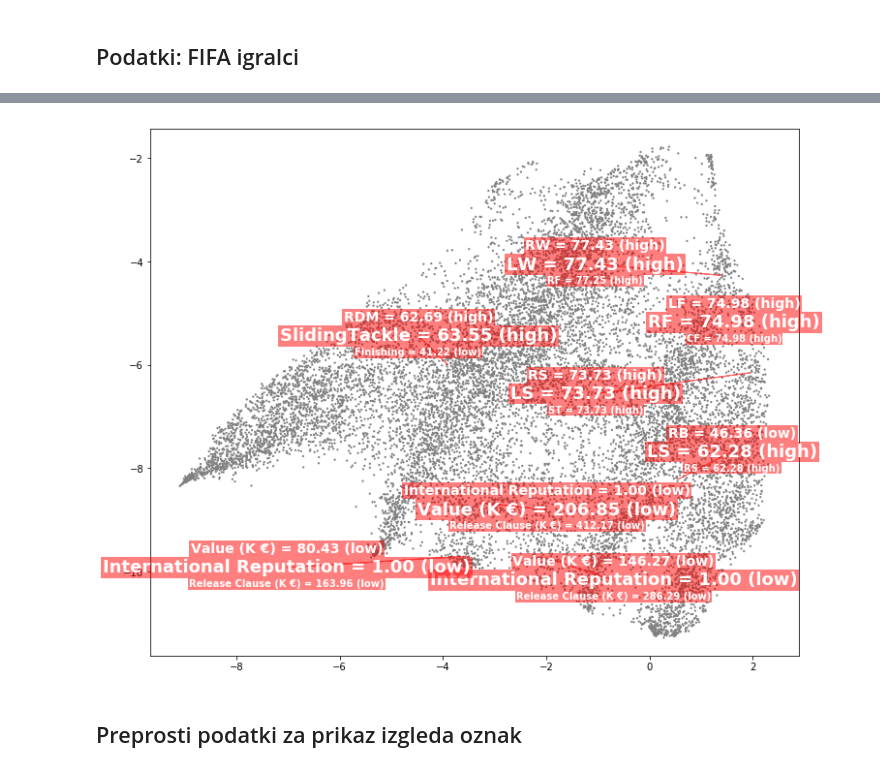
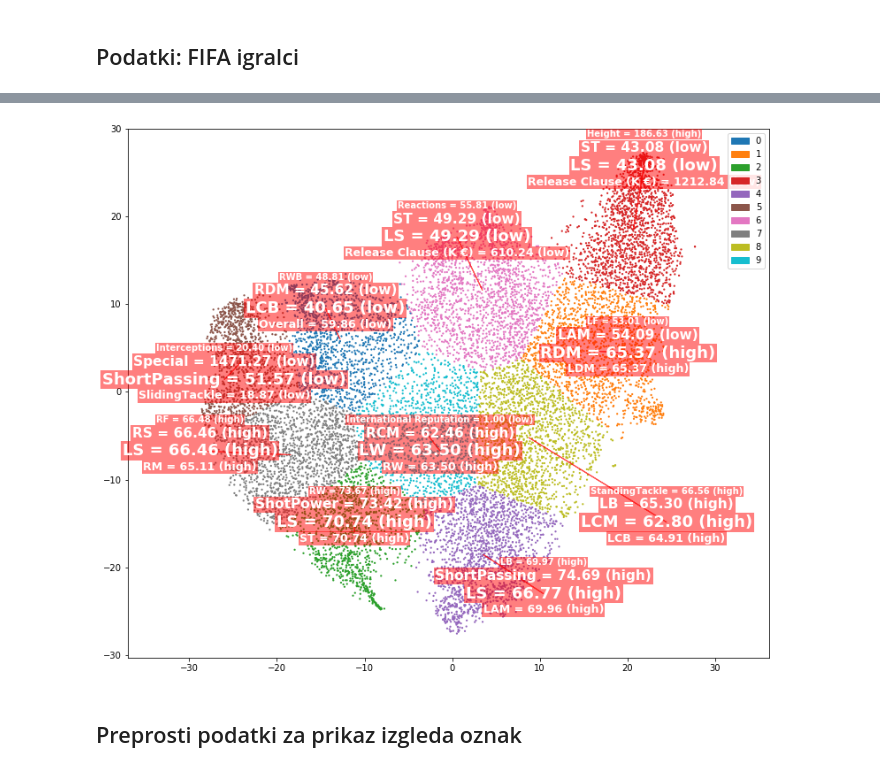
Before and after one commit to simejanko/mag-multidim-proj-visualisation, a Jupyter notebook: showcases/tab_exploration.ipynb, the cells around one changed output, grey strips where cells are left out. Cells and saved outputs as stored; diff of their text form; code cells hidden in the pictures.

```diff
--- a/showcases/tab_exploration.ipynb
+++ b/showcases/tab_exploration.ipynb
@@ -470,7 +466,14 @@ clusters = dbscan.fit_predict(X_em)
+# %%
+tsne = TSNE(perplexity=200, early_exaggeration=20)
+X_em = tsne.fit_transform(X)
+# %%
+from sklearn.cluster import KMeans
+kmeans = KMeans(n_clusters=10)
+clusters = kmeans.fit_predict(X_em)
 # %%
-tab_explorer = TabExplorer(p_threshold=1e-2, min_cluster_size=50, max_static_labels=3,  use_two_sample_test=False)
+tab_explorer = TabExplorer(fig_size = (13,11), p_threshold=1e-2, min_cluster_size=300, max_static_labels=4,  use_two_sample_test=False)
 tab_explorer.fit(df, X_em, clusters)
 #TODO: try representative threshold
-fig, ax = tab_explorer.plot_static(avoid_overlaps=True, plot_labels=True,s=5, linewidths=0)
+fig, ax = tab_explorer.plot_static(avoid_overlaps=True, plot_labels=True,s=5, linewidths=0, classes=clusters)
 # %% [output]
-[figure, old version]
+[figure, new version]
```
Also changed, not shown: parts of 5 cells of this notebook.
